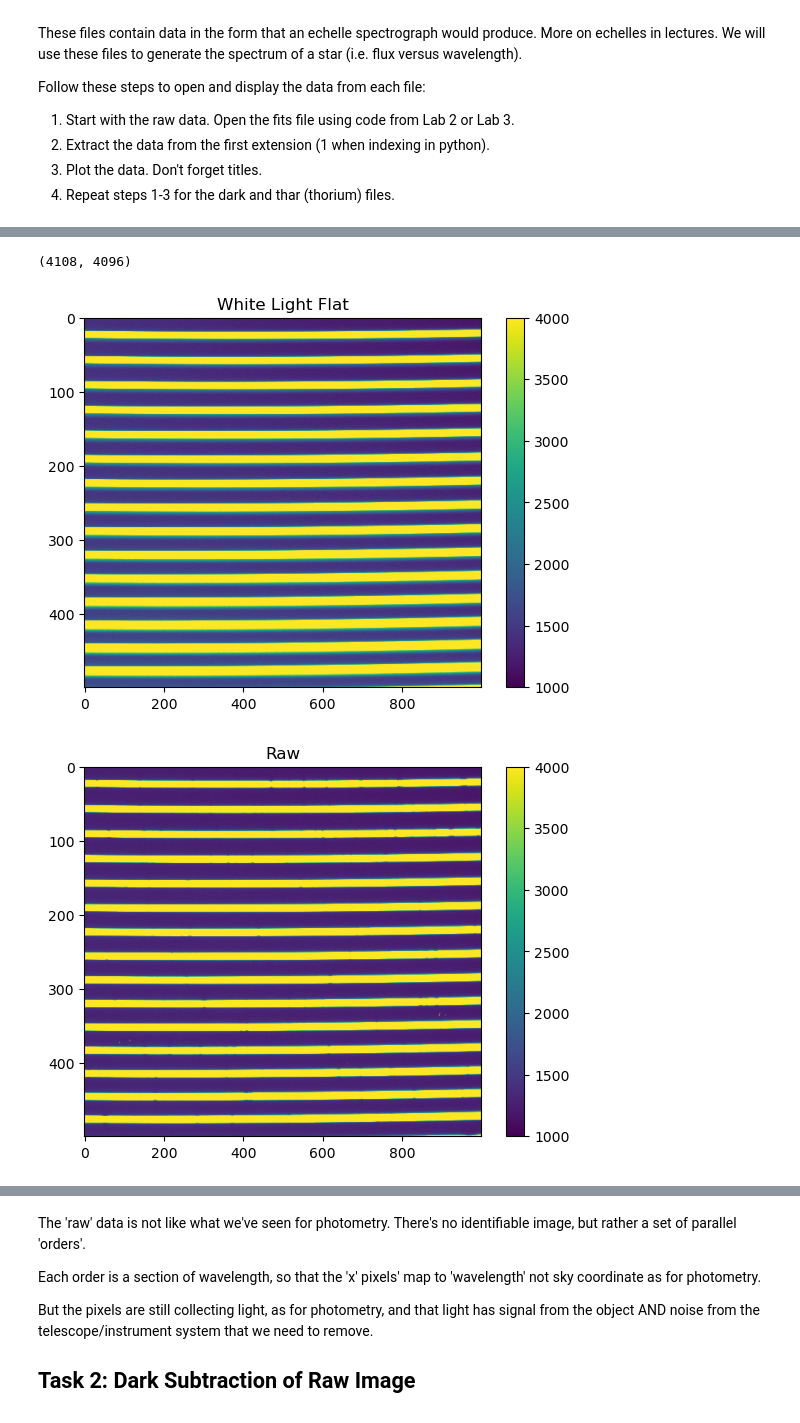
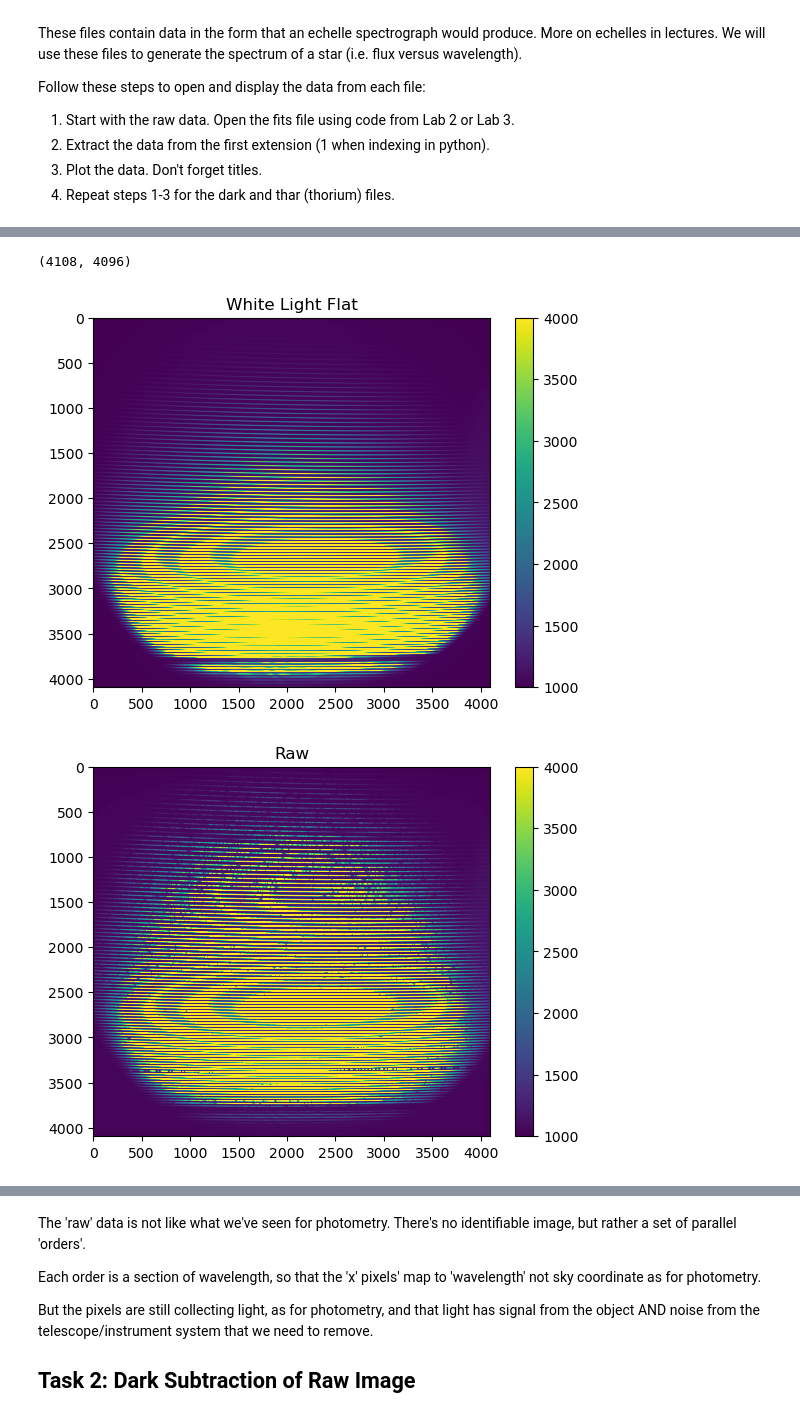
Before and after one commit to ccworley/quicklook, a Jupyter notebook: quicklook_hercules_reduction.ipynb, the cells around one changed output, grey strips where cells are left out. Saved outputs shown, nothing was run; the diff lists cells and outputs as text; code cells hidden in the pictures.

```diff
--- a/quicklook_hercules_reduction.ipynb
+++ b/quicklook_hercules_reduction.ipynb
@@ -42,7 +42,8 @@ Follow these steps to open and display the data from each file:
 4. Repeat steps 1-3 for the dark and thar (thorium) files.
 # %%
 #folder = '/Volumes/ASTR211/2025_Lab_Files/Spectroscopy/Reduction_1/'
-folder = '/Users/ccw31/Documents/Data/HERCULES/20260501/'
+#folder = '/Users/ccw31/Documents/Data/HERCULES/20260501/'
+folder = '/home/astronomer/QuickLook_Data/Raw_Data/20260501/'
 
 whitefile = folder + 'J1162010.fit'
 hdul = fits.open(whitefile)
@@ -59,7 +60,7 @@ hdul = fits.open(tharfile)
 thar = hdul[0].data
 hdul.close()
 
-darkfile = folder + 'J1162032.fit'
+darkfile = folder + 'J1162031.fit'
 hdul = fits.open(darkfile)
 dark = hdul[0].data
 hdul.close()
@@ -122,36 +123,36 @@ plt.show()
 nshape = white.shape
 print(nshape)
 
-xmin = 2500 #2500
-xmax = 3000 #2700
-ymin = 2000 #0
-ymax = 3000 #nshape[0]
+xmin = 0 #2500 #2500
+xmax = nshape[1] #3000 #2700
+ymin = 0  #2000 #
+ymax = nshape[0] #3000 #
 
 white_region = white[xmin:xmax, ymin:ymax]
 raw_region = raw[xmin:xmax, ymin:ymax]
 thar_region = thar[xmin:xmax, ymin:ymax]
 dark_region = dark[xmin:xmax, ymin:ymax]
 
 plt.imshow(white_region,vmin=1000,vmax=4000, aspect='auto') #,norm=colors.LogNorm(vmin=1000, vmax=4000))
 plt.title('White Light Flat')
 plt.colorbar()
 plt.show()
 
 plt.imshow(raw_region,vmin=1000,vmax=4000, aspect='auto') #,norm=colors.LogNorm(vmin=1000, vmax=4000))
 plt.title('Raw')
 plt.colorbar()
 plt.show()
 
 plt.imshow(thar_region,vmin=1000,vmax=1100, aspect='auto')
 plt.title('Thorium Argon Lamp')
 plt.colorbar()
 plt.show()
 
 plt.imshow(dark_region,vmin=10,vmax=1100, aspect='auto')
 plt.title('Dark')
 plt.colorbar()
 plt.show()
 # %% [output]
 (4108, 4096)
-[figure, old version]
+[figure, new version]
-[figure, old version]
+[figure, new version]
```
Also changed, not shown: parts of 6 cells of this notebook, 14 other files.
